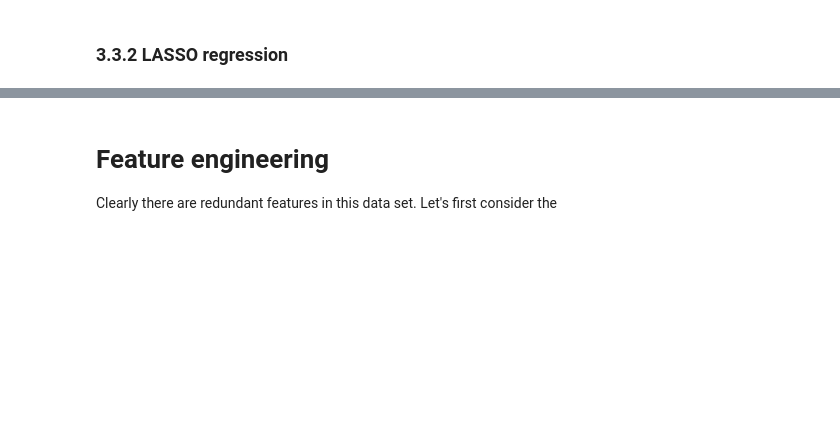
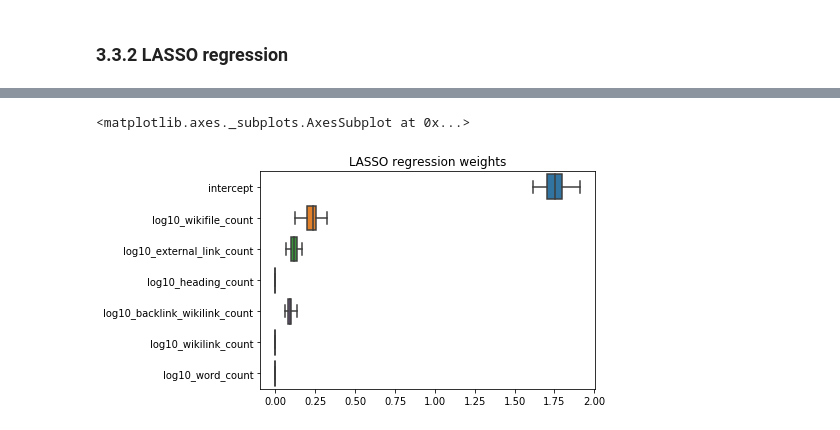
Before and after one commit to wmvoje/wiki_stub_expansion, a Jupyter notebook: data_analysis/Regression_What correlates to pageviews.ipynb, the cells around one changed output, grey strips where cells are left out. Cells and saved outputs as stored; diff of their text form; code cells hidden in the pictures; blank space fills up the shorter version.

```diff
--- a/data_analysis/Regression_What correlates to pageviews.ipynb
+++ b/data_analysis/Regression_What correlates to pageviews.ipynb
@@ -518,6 +513,0 @@ removed log10_wikifile_count VIF is:  48.896942664975185
-# %%
-X_columns = ['log10_external_link_count', 'log10_backlink_wikilink_count',
-            'log10_wikifile_count']
-y_column  = 'log10_page_views'
-
-ols_summary(resampled_data, X_columns, y_column)
@@ -546,4 +514,9 @@ Warnings:
-# %% [markdown]
-# Feature engineering
-
-Clearly there are redundant features in this data set. Let's first consider the
+# %%
+from sklearn.linear_model import Lasso
+lasso = Lasso(alpha = 0.005, normalize=True)
+
+results = cross_val_parameters(resampled_data[X_columns], resampled_data[y_column], lasso, cv=50, test_size=0.5)
+plot_feature_importance(results, X_columns, title='LASSO regression weights')
+# %% [output]
+<matplotlib.axes._subplots.AxesSubplot at 0x...>
+[figure, added]
```
Also changed, not shown: parts of 11 cells of this notebook.
